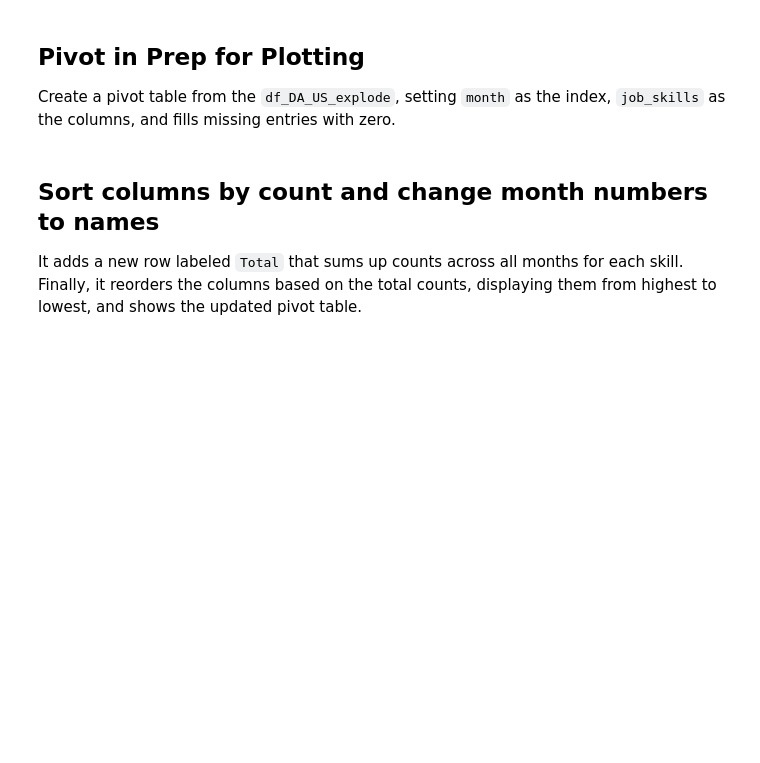
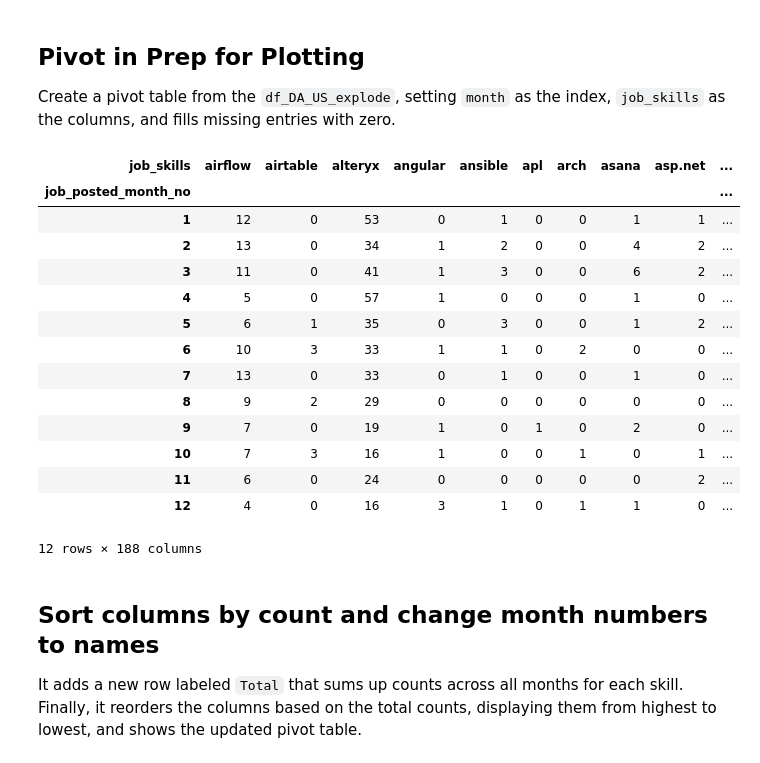
Before and after one commit to boumhamdifatima/data_science, a Jupyter notebook: 3_Project/3_Skills_Trend.ipynb, the cells around one changed output. Drawn from its saved outputs; the diff is of its cells as text; code cells hidden in the pictures; blank space fills up the shorter version.

```diff
--- a/3_Project/3_Skills_Trend.ipynb
+++ b/3_Project/3_Skills_Trend.ipynb
@@ -43,6 +43,27 @@ df_DA_US_explode = df_DA_US.explode('job_skills')
 ##  Pivot in Prep for Plotting
 
 Create a pivot table from the `df_DA_US_explode`, setting `month` as the index, `job_skills` as the columns, and fills missing entries with zero.
+# %%
+# Group by month and job_skills
+df_DA_US_pivot = df_DA_US_explode.pivot_table(index='job_posted_month_no', columns='job_skills',  aggfunc='size', fill_value=0)
+
+df_DA_US_pivot
+# %% [output]
+| job_skills | airflow | airtable | alteryx | angular | ansible | apl | arch | asana | asp.net | ... |
+| job_posted_month_no |  |  |  |  |  |  |  |  |  | ... |
+| 1 | 12 | 0 | 53 | 0 | 1 | 0 | 0 | 1 | 1 | ... |
+| 2 | 13 | 0 | 34 | 1 | 2 | 0 | 0 | 4 | 2 | ... |
+| 3 | 11 | 0 | 41 | 1 | 3 | 0 | 0 | 6 | 2 | ... |
+| 4 | 5 | 0 | 57 | 1 | 0 | 0 | 0 | 1 | 0 | ... |
+| 5 | 6 | 1 | 35 | 0 | 3 | 0 | 0 | 1 | 2 | ... |
+| 6 | 10 | 3 | 33 | 1 | 1 | 0 | 2 | 0 | 0 | ... |
+| 7 | 13 | 0 | 33 | 0 | 1 | 0 | 0 | 1 | 0 | ... |
+| 8 | 9 | 2 | 29 | 0 | 0 | 0 | 0 | 0 | 0 | ... |
+| 9 | 7 | 0 | 19 | 1 | 0 | 1 | 0 | 2 | 0 | ... |
+| 10 | 7 | 3 | 16 | 1 | 0 | 0 | 1 | 0 | 1 | ... |
+| 11 | 6 | 0 | 24 | 0 | 0 | 0 | 0 | 0 | 2 | ... |
+| 12 | 4 | 0 | 16 | 3 | 1 | 0 | 1 | 1 | 0 | ... |
+12 rows × 188 columns
 # %% [markdown]
 ##  Sort columns by count and change month numbers to names
 
```
Also changed, not shown: parts of 5 cells of this notebook, 8 other files.
